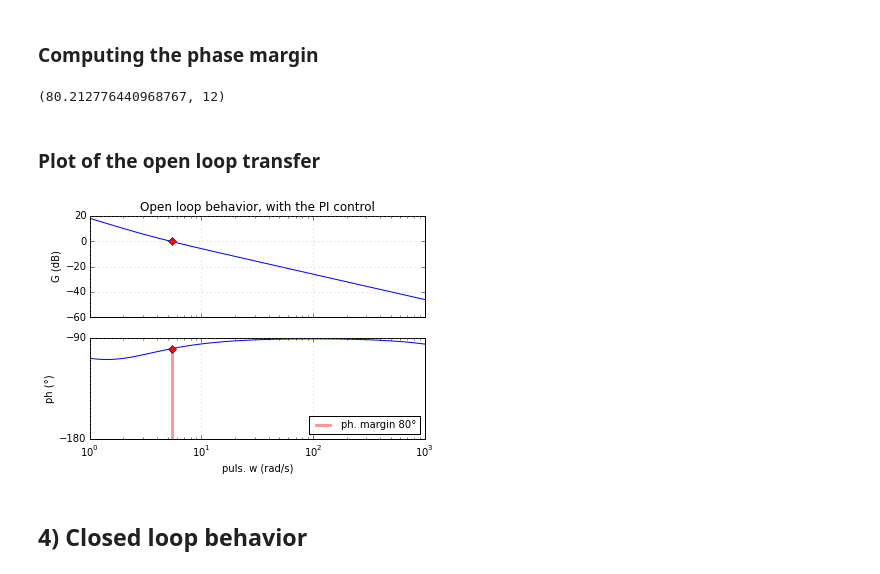
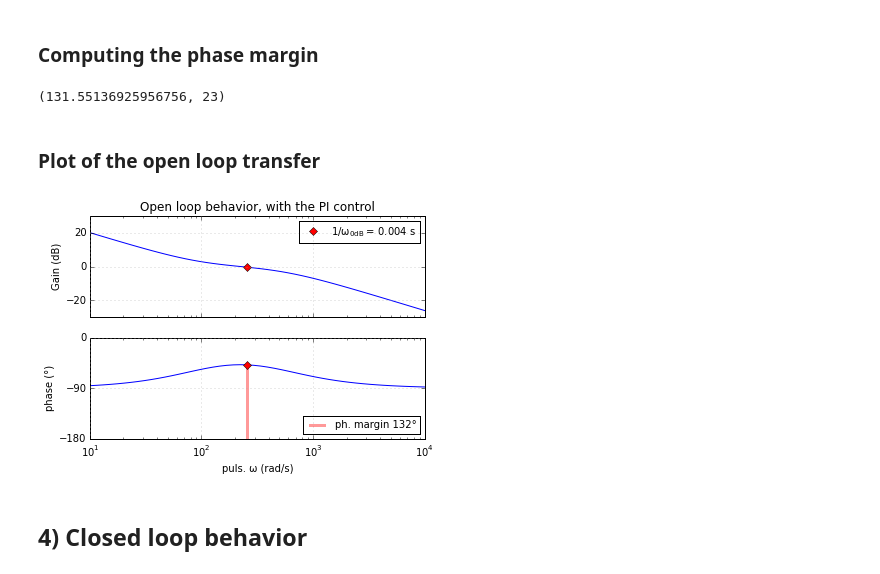
Before and after one commit to pierre-haessig/sgdd-inverter-lab, a Jupyter notebook: PI_control.ipynb, the cells around one changed output. Cells and saved outputs as stored; diff of their text form; code cells hidden in the pictures.

```diff
--- a/PI_control.ipynb
+++ b/PI_control.ipynb
@@ -52,7 +54,7 @@ $$\tilde{H}(s) = H(s) e^{-T_d s}$$
 
 with $T_d \approx 1/f_{switch}$ (or 1/2 of this ?)
 # %%
-L = 1 #H
+L = 2e-3 #H
 R = 1 # Ohms
 
 f_switch = 10e3 # Hz
@@ -70,9 +72,9 @@ array([ 0.])
 # %% [markdown]
 *Helper: Plotting function for a Bode diagram*
 # %%
-w_min = 1
-w_max = 1000
-w_list = np.logspace(0, 3) # ~1s to 1ms time constants (~ 0.1 Hz to 100 Hz)
+w_min = 10
+w_max = 10000
+w_list = np.logspace(1, 4) # ~.1s to .1ms time constants (~ 1 Hz to 1000 Hz)
 
 phase_locator = mpl.ticker.MultipleLocator(90)
 
@@ -124,8 +127,8 @@ PI controller equation (other parametrizations are possible)
 
 $$C(s) = K_p (1+\frac{1}{T_i s})$$
 # %%
-Kp = 5.
-Ti = 0.5 # s
+Kp = 1.
+Ti = 0.01 # s
 
 ctrl = sig.lti([Kp*Ti, Kp], [Ti, 0])
 ctrl
@@ -184,6 +193,6 @@ def phase_margin(H_ol):
 
 phase_margin(H_ol)
 # %% [output]
-(80.212776440968767, 12)
+(131.55136925956756, 23)
 # %% [markdown]
 ### Plot of the open loop transfer
@@ -196,27 +199,32 @@ def deg(x):
 # %%
-@interact(L=[0., 3*L], R=[0., 3*R], Kp=[0.,10], Ti=[0., 1.])
-def open_plot(L=L,R=R, Kp=Kp, Ti=Ti, delay=False):
+@interact(mL=[0., 2000*L], R=[0., 3*R], Kp=[0.,10], Ti=[0., Ti*10, Ti*.1])
+def open_plot(mL=L*1000,R=R, Kp=Kp, Ti=Ti, delay=False):
+    L = mL*1e-3
     sys = sig.lti([1], [L, R])
     ctrl = sig.lti([Kp*Ti, Kp], [Ti, 0])
     H_ol = ctrl.freqresp(w_list)[1] * sys.freqresp(w_list)[1]
 
     if delay:
         H_ol *= np.exp(-1j*w_list*Td)
 
     ax1, ax2 = bode_plot(w_list, dB(H_ol), deg(H_ol));
     ax1.set_title('Open loop behavior, with the PI control')
     #ax1.plot(w, dB(Kp/(w*L)), 'b--', label='Kp/Ls asympt')
 
     # phase margin
     margin, i_0dB = phase_margin(H_ol)
     w_0dB = w_list[i_0dB]
-    ax1.plot(w_0dB, 0, 'rD')
+    ax1.plot(w_0dB, 0, 'rD', label='1/$\omega_{{0dB}}$ = {:.3f} s'.format(1./w_0dB))
+    ax1.legend(loc='upper right', numpoints=1)
+    ax1.set_ylim(-30,30)
+
     ax2.plot(w_0dB, -180+margin, 'rD')
     ax2.vlines(w_0dB, -180, -180+margin, label=u'ph. margin {:.0f}°'.format(margin),
                colors='red', linewidth=3, alpha=0.4)
     ax2.legend(loc='lower right')
+    ax2.set_ylim(-180, 0)
 # %% [output]
-[figure, old version]
+[figure, new version]
 # %% [markdown]
 ## 4) Closed loop behavior
 # %% [markdown]
```
Also changed, not shown: parts of 10 cells of this notebook.
